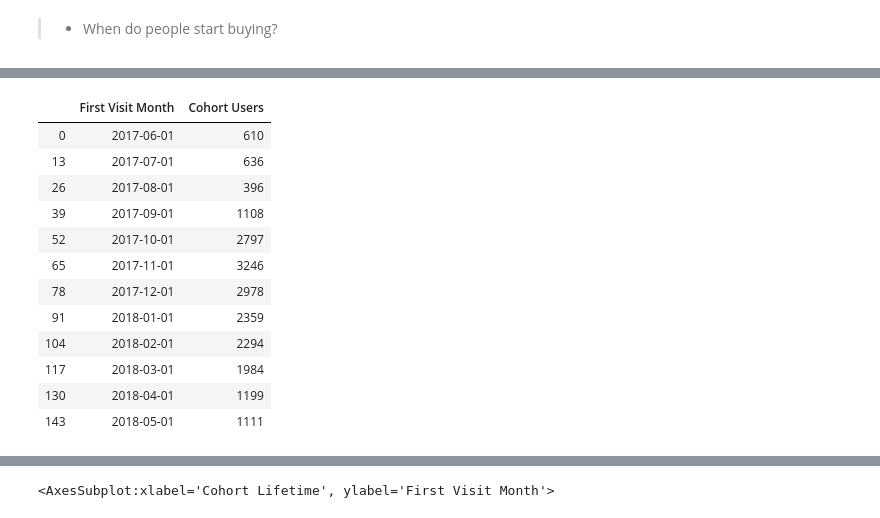
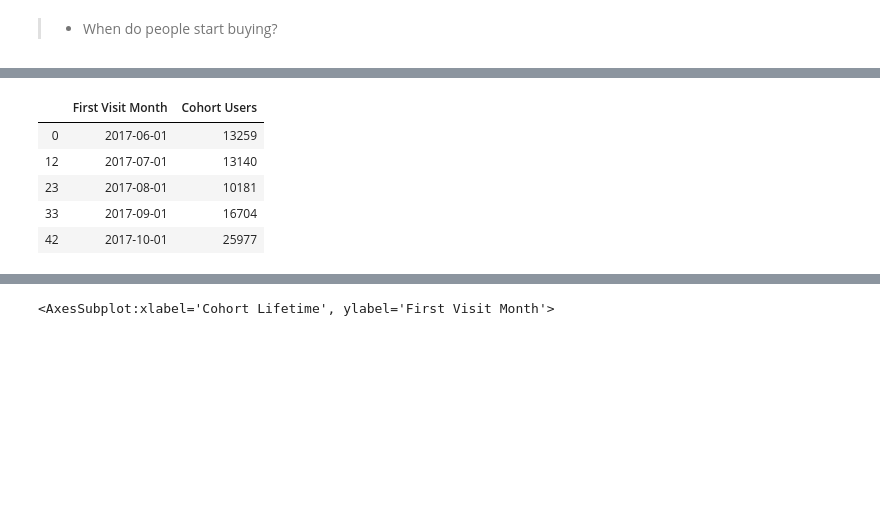
Before and after one commit to asicmicprj/Afisha_analytics, a Jupyter notebook: Afisha_analytics_v0.0.1.ipynb, the cells around one changed output, grey strips where cells are left out. Drawn from its saved outputs; the diff is of its cells as text; code cells hidden in the pictures; blank space fills up the shorter version.

Commit message:
Fixed issue with negative cohort lifetime numbers

```diff
--- a/Afisha_analytics_v0.0.1.ipynb
+++ b/Afisha_analytics_v0.0.1.ipynb
@@ -494,0 +507,3 @@ display(visits_registration.head())
+# %%
+df_visits = df_visits.merge(first_visit_date, on='Uid')
+display(df_visits.head())
@@ -494,0 +517,4 @@ display(visits_registration.head())
+# %%
+df_visits['First Visit Month'] = df_visits['First Visit Date'].astype('datetime64[M]')
+df_visits['Visit Month']       = df_visits['Start Ts'].astype('datetime64[M]')
+display(df_visits.head())
@@ -495,8 +528,8 @@ display(visits_registration.head())
 # %%
-visits_registration['Cohort Lifetime'] = visits_registration['Visits Month'] - visits_registration['First Visit Month']
-visits_registration['Cohort Lifetime'] = visits_registration['Cohort Lifetime']/np.timedelta64(1, 'M')
-visits_registration['Cohort Lifetime'] = visits_registration['Cohort Lifetime'].round().astype('int')
-display(visits_registration.head())
+df_visits['Cohort Lifetime'] = df_visits['Visit Month'] - df_visits['First Visit Month']
+df_visits['Cohort Lifetime'] = df_visits['Cohort Lifetime']/np.timedelta64(1, 'M')
+df_visits['Cohort Lifetime'] = df_visits['Cohort Lifetime'].round().astype('int')
+display(df_visits.head())
 # %% [output]
 |  | Device | End Ts | Source Id | Start Ts | Uid | year | month | week | date | Duration | ... |
 | 0 | touch | 2017-12-20 17:38:00 | 4 | 2017-12-20 17:20:00 | 16879256277535980062 | 2017 | 12 | 51 | 2017-12-20 | 18.0 | ... |
@@ -505,4 +538,4 @@ display(visits_registration.head())
 | 3 | desktop | 2018-05-20 11:23:00 | 9 | 2018-05-20 10:59:00 | 16174680259334210214 | 2018 | 5 | 20 | 2018-05-20 | 24.0 | ... |
 | 4 | desktop | 2018-03-09 20:33:00 | 4 | 2018-03-09 20:05:00 | 16174680259334210214 | 2018 | 3 | 10 | 2018-03-09 | 28.0 | ... |
 # %%
-cohorts = visits_registration.groupby(['First Visit Month', 'Cohort Lifetime']).agg({'Uid':'nunique'}).reset_index()
+cohorts = df_visits.groupby(['First Visit Month', 'Cohort Lifetime']).agg({'Uid':'nunique'}).reset_index()
@@ -518,21 +542,14 @@ display(cohorts.head())
 # %%
 initial_user_count = cohorts[cohorts['Cohort Lifetime'] == 0][['First Visit Month', 'Uid']]
 initial_user_count = initial_user_count.rename(columns={'Uid':'Cohort Users'})
-display(initial_user_count)
+display(initial_user_count.head())
 # %% [output]
 |  | First Visit Month | Cohort Users |
-| 0 | 2017-06-01 | 610 |
-| 13 | 2017-07-01 | 636 |
-| 26 | 2017-08-01 | 396 |
-| 39 | 2017-09-01 | 1108 |
-| 52 | 2017-10-01 | 2797 |
-| 65 | 2017-11-01 | 3246 |
-| 78 | 2017-12-01 | 2978 |
-| 91 | 2018-01-01 | 2359 |
-| 104 | 2018-02-01 | 2294 |
-| 117 | 2018-03-01 | 1984 |
-| 130 | 2018-04-01 | 1199 |
-| 143 | 2018-05-01 | 1111 |
+| 0 | 2017-06-01 | 13259 |
+| 12 | 2017-07-01 | 13140 |
+| 23 | 2017-08-01 | 10181 |
+| 33 | 2017-09-01 | 16704 |
+| 42 | 2017-10-01 | 25977 |
 # %%
 cohorts = cohorts.merge(initial_user_count, on='First Visit Month')
 display(cohorts.head())
```
Also changed, not shown: parts of 9 cells of this notebook.
